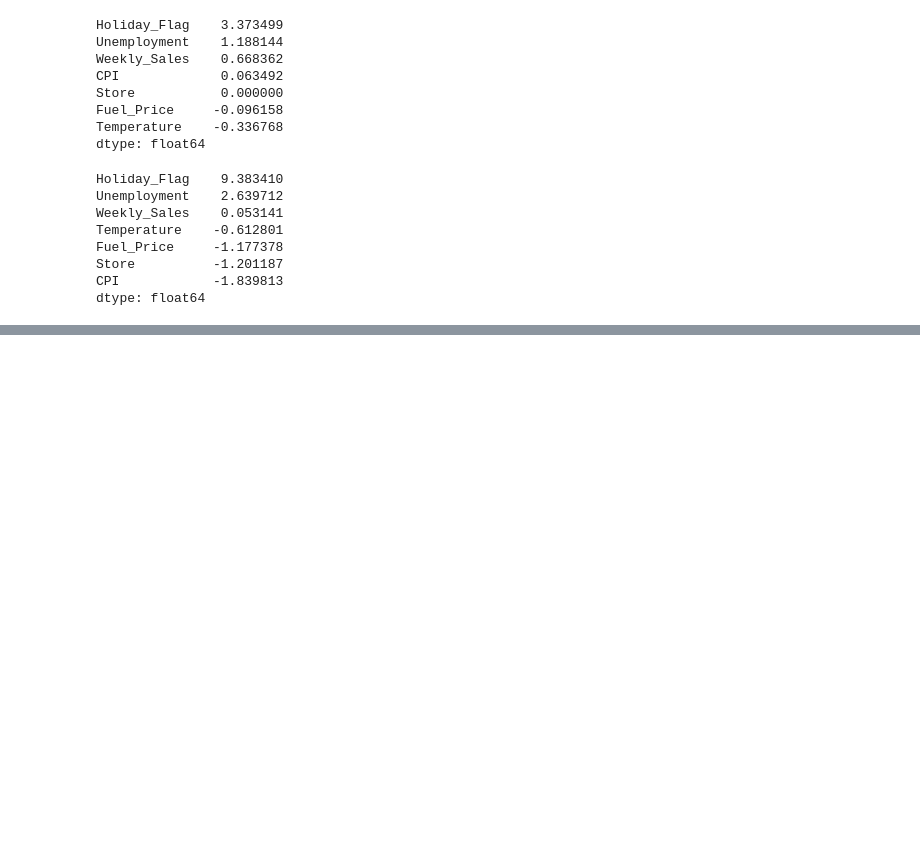
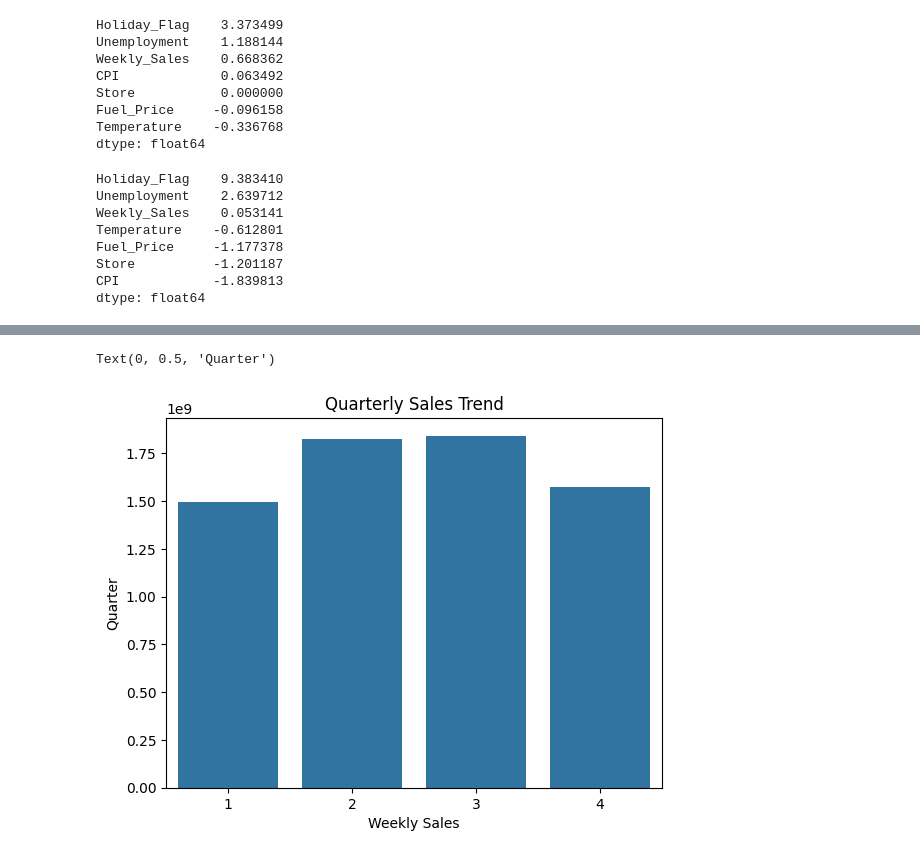
Before and after one commit to ShlokGadhave/Walmart, a Jupyter notebook: main.ipynb, the cells around one changed output, grey strips where cells are left out. Cells and saved outputs as stored; diff of their text form; code cells hidden in the pictures; blank space fills up the shorter version.

```diff
--- a/main.ipynb
+++ b/main.ipynb
@@ -212,0 +260,4 @@ dtype: float64
+# %%
+# Quarterly Sales Trend
+Quarterly_Sales_Trend=df.pivot_table(values='Weekly_Sales',index='Quarter',aggfunc='sum')
+Quarterly_Sales_Trend
@@ -212,0 +271,8 @@ dtype: float64
+# %%
+sns.barplot(data=Quarterly_Sales_Trend,x='Quarter',y='Weekly_Sales')
+plt.title('Quarterly Sales Trend')
+plt.xlabel('Weekly Sales')
+plt.ylabel('Quarter')
+# %% [output]
+Text(0, 0.5, 'Quarter')
+[figure, added]
```
Also changed, not shown: parts of 10 cells of this notebook.
